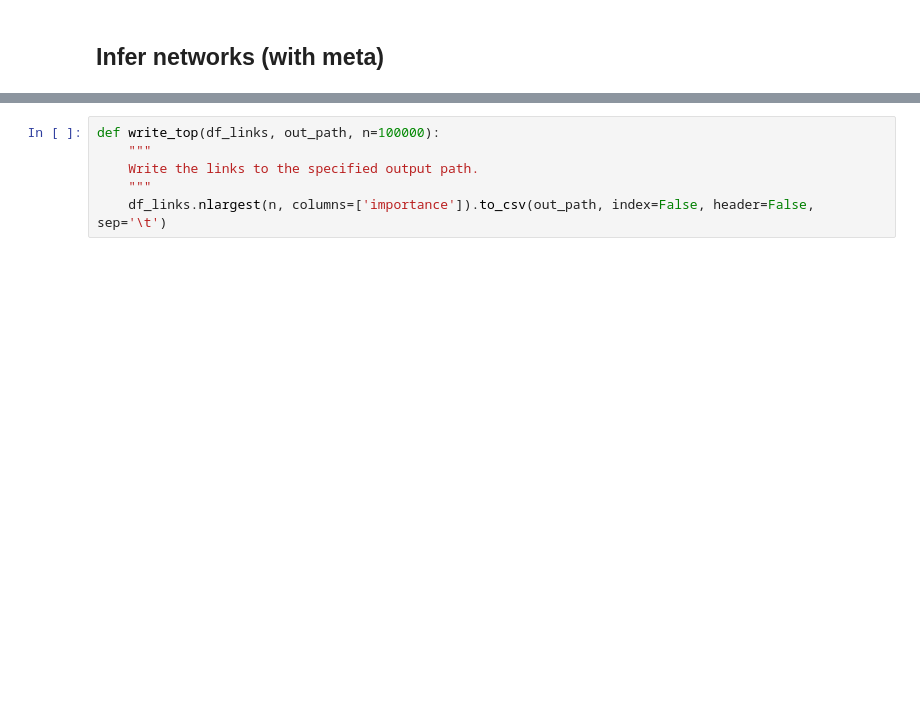
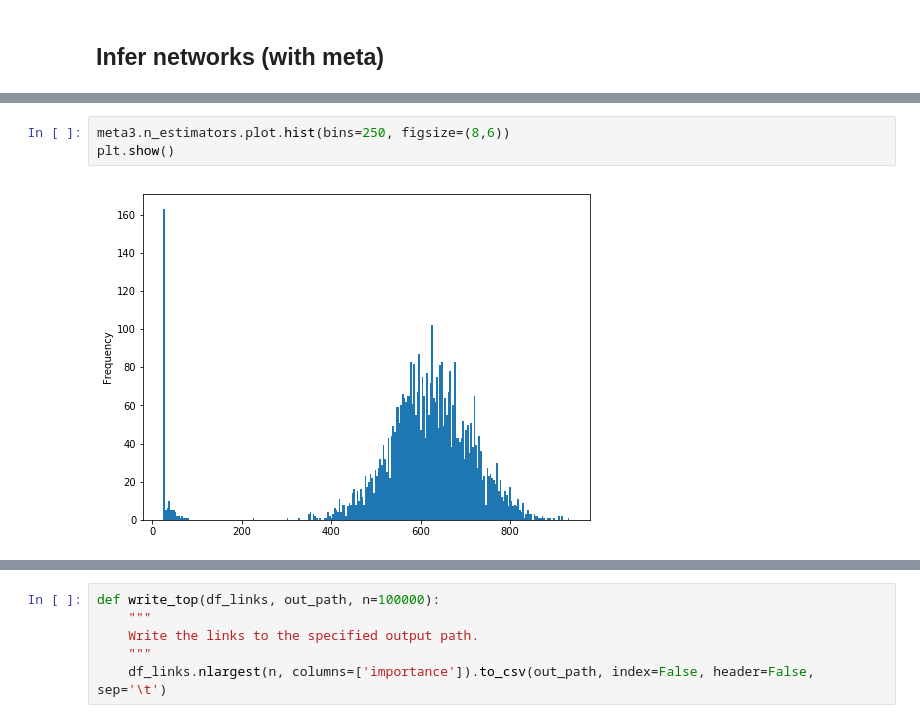
Before and after one commit to aertslab/arboreto, a Jupyter notebook: notebooks/dream5/DREAM5_SGBM.ipynb, the cells around one changed output, grey strips where cells are left out. Saved outputs shown, nothing was run; the diff lists cells and outputs as text; blank space fills up the shorter version.

```diff
--- a/notebooks/dream5/DREAM5_SGBM.ipynb
+++ b/notebooks/dream5/DREAM5_SGBM.ipynb
@@ -73,0 +78,5 @@ Wall time: 3min 52s
+# %%
+meta3.n_estimators.plot.hist(bins=250, figsize=(8,6))
+plt.show()
+# %% [output]
+[figure, added]
```
Also changed, not shown: parts of 7 cells of this notebook.
